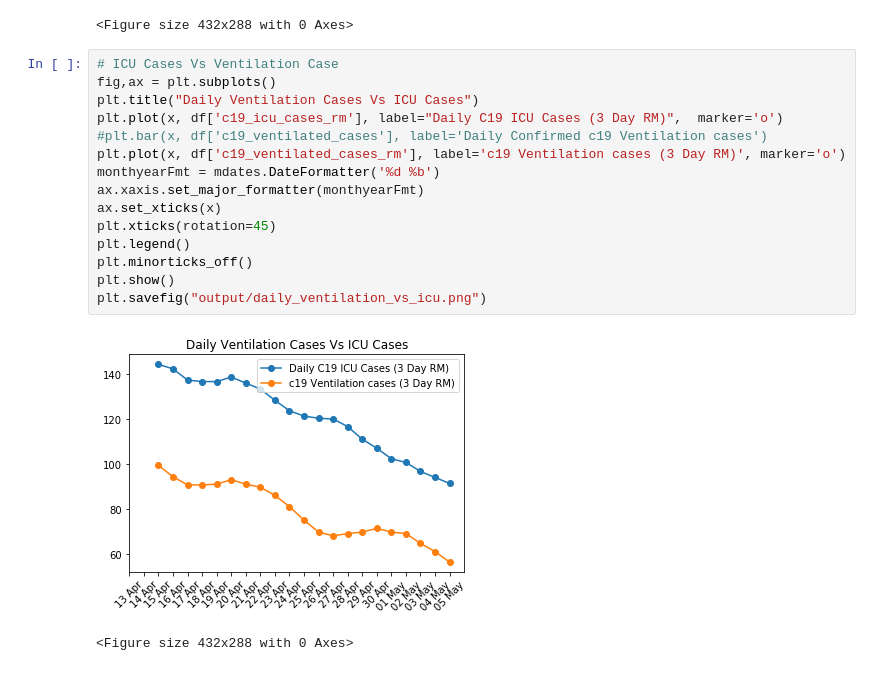
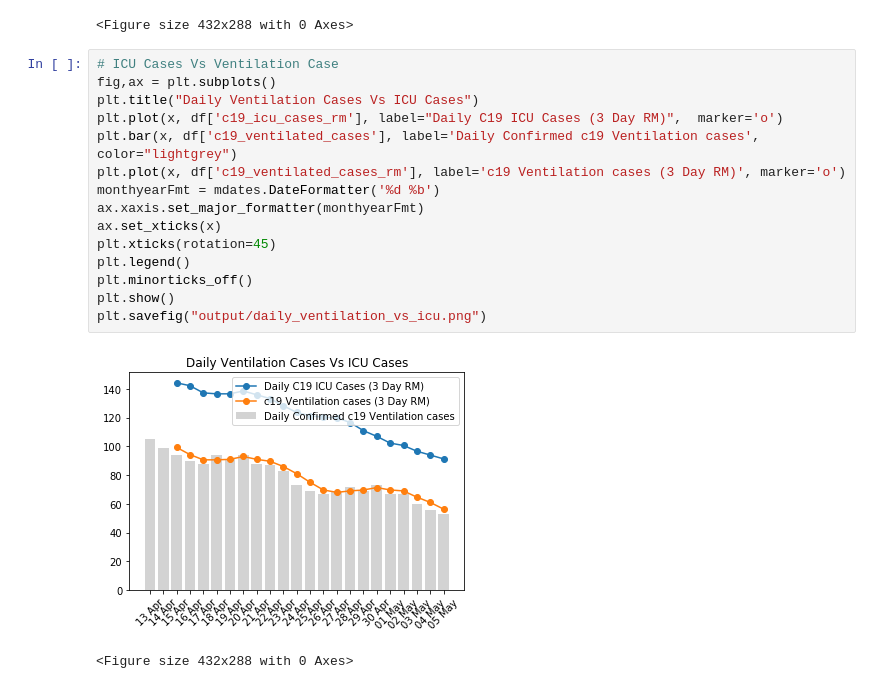
Before and after one commit to davidrelihan/ireland_covid19_analysis, a Jupyter notebook: ireland_c19_analysis.ipynb, the cells around one changed output. Drawn from its saved outputs; the diff is of its cells as text.

```diff
--- a/ireland_c19_analysis.ipynb
+++ b/ireland_c19_analysis.ipynb
@@ -71,20 +71,20 @@ plt.savefig("output/daily_icu_avail.png")
 # %%
 # ICU Cases Vs Ventilation Case
 fig,ax = plt.subplots()
 plt.title("Daily Ventilation Cases Vs ICU Cases")
 plt.plot(x, df['c19_icu_cases_rm'], label="Daily C19 ICU Cases (3 Day RM)",  marker='o')
-#plt.bar(x, df['c19_ventilated_cases'], label='Daily Confirmed c19 Ventilation cases')
+plt.bar(x, df['c19_ventilated_cases'], label='Daily Confirmed c19 Ventilation cases', color="lightgrey")
 plt.plot(x, df['c19_ventilated_cases_rm'], label='c19 Ventilation cases (3 Day RM)', marker='o')
 monthyearFmt = mdates.DateFormatter('%d %b')
 ax.xaxis.set_major_formatter(monthyearFmt)
 ax.set_xticks(x)
 plt.xticks(rotation=45)
 plt.legend()
 plt.minorticks_off()
 plt.show()
 plt.savefig("output/daily_ventilation_vs_icu.png")
 # %% [output]
-[figure, old version]
+[figure, new version]
 <Figure size 432x288 with 0 Axes>
 # %%
 df_hspc = pd.read_csv("http://opendata-geohive.hub.arcgis.com/datasets/d8eb52d56273413b84b0187a4e9117be_0.csv?outSR={%22latestWkid%22:3857,%22wkid%22:102100}")
```
Also changed, not shown: parts of 10 cells of this notebook.
